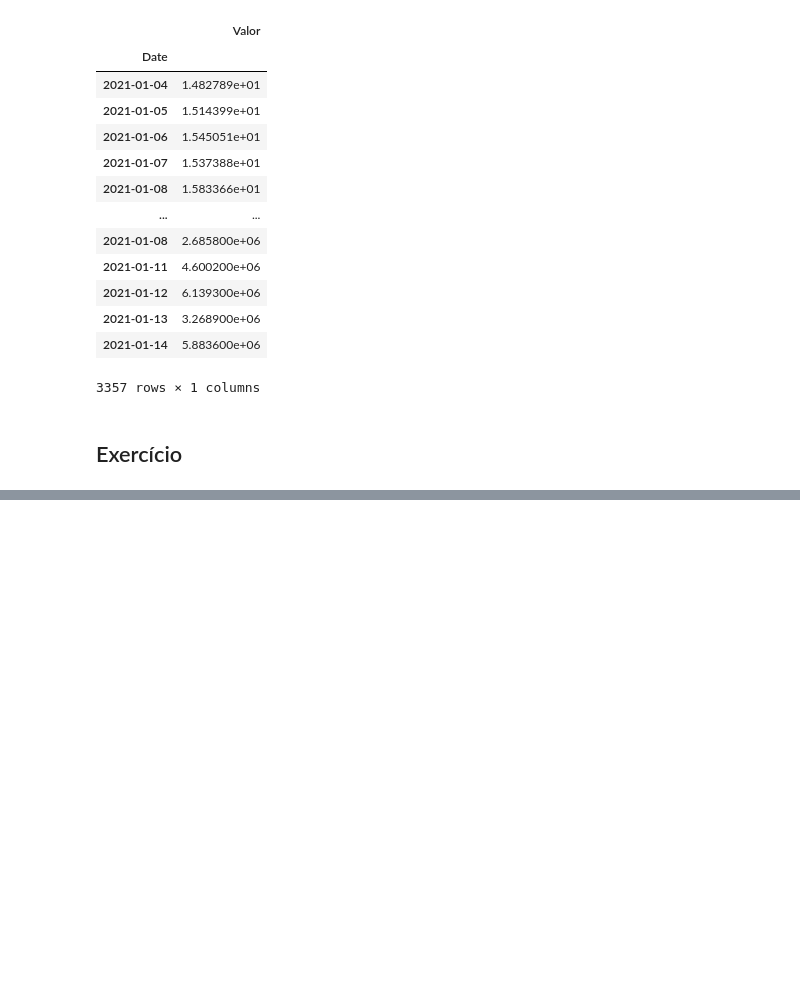
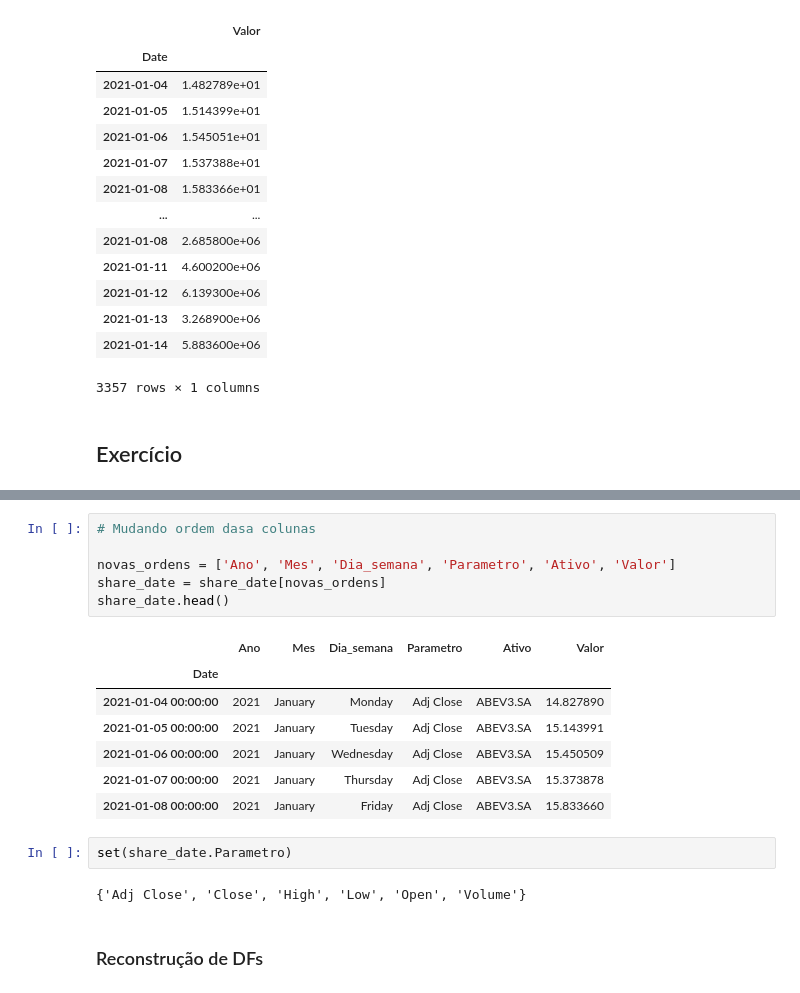
Before and after one commit to alanbrazoes/notebooks, a Jupyter notebook: dataframes.ipynb, the cells around one changed output, grey strips where cells are left out. Saved outputs shown, nothing was run; the diff lists cells and outputs as text; blank space fills up the shorter version.

```diff
--- a/dataframes.ipynb
+++ b/dataframes.ipynb
@@ -949,0 +1102,20 @@ abev.drop([a,b,c])
+# %%
+# Mudando ordem dasa colunas
+
+novas_ordens = ['Ano', 'Mes', 'Dia_semana', 'Parametro', 'Ativo', 'Valor']
+share_date = share_date[novas_ordens]
+share_date.head()
+# %% [output]
+|  | Ano | Mes | Dia_semana | Parametro | Ativo | Valor |
+| Date |  |  |  |  |  |  |
+| 2021-01-04 00:00:00 | 2021 | January | Monday | Adj Close | ABEV3.SA | 14.827890 |
+| 2021-01-05 00:00:00 | 2021 | January | Tuesday | Adj Close | ABEV3.SA | 15.143991 |
+| 2021-01-06 00:00:00 | 2021 | January | Wednesday | Adj Close | ABEV3.SA | 15.450509 |
+| 2021-01-07 00:00:00 | 2021 | January | Thursday | Adj Close | ABEV3.SA | 15.373878 |
+| 2021-01-08 00:00:00 | 2021 | January | Friday | Adj Close | ABEV3.SA | 15.833660 |
+# %%
+set(share_date.Parametro)
+# %% [output]
+{'Adj Close', 'Close', 'High', 'Low', 'Open', 'Volume'}
+# %% [markdown]
+### Reconstrução de DFs
```
Also changed, not shown: parts of 37 cells of this notebook.
